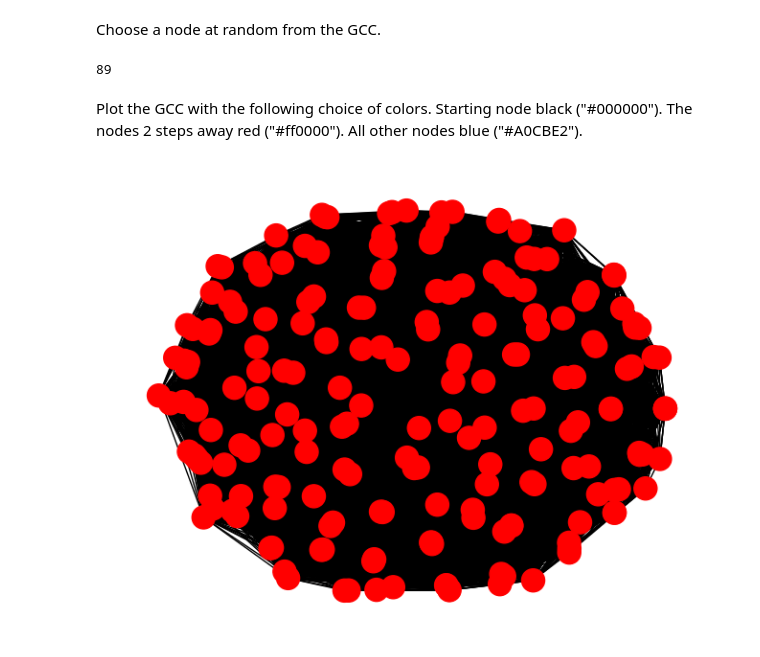
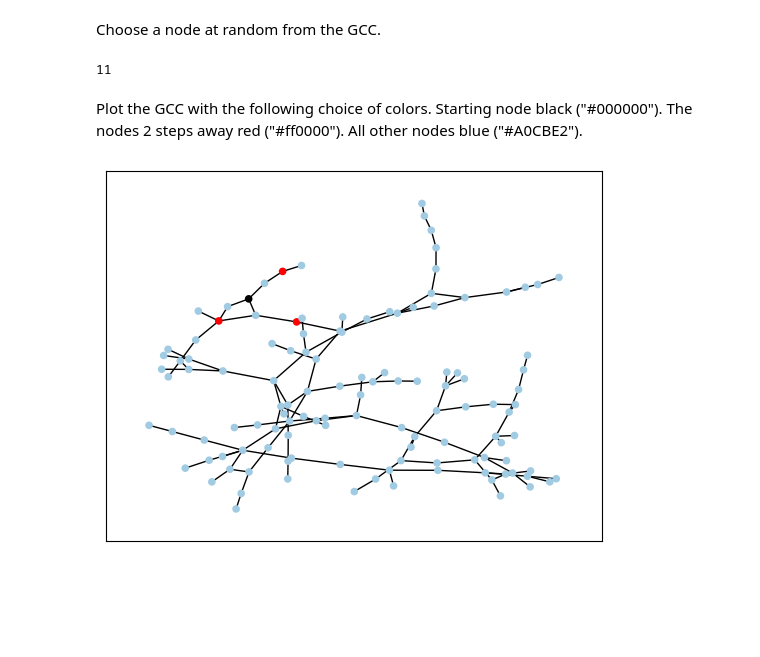
Before and after one commit to jereml99/socialgraphs2023, a Jupyter notebook: lectures/Week2.ipynb, the cells around one changed output. Saved outputs shown, nothing was run; the diff lists cells and outputs as text; code cells hidden in the pictures; blank space fills up the shorter version.

```diff
--- a/lectures/Week2.ipynb
+++ b/lectures/Week2.ipynb
@@ -621,12 +639,14 @@ Plot a random network with 200 nodes and an average degree of 1.5.
 import networkx as nx
 import matplotlib.pyplot as plt
 
-G = nx.fast_gnp_random_graph(200, 1.5)
+k_avg = 1.5
+N = 200
+p = k_avg/ (N-1)
+
+G = nx.fast_gnp_random_graph(N, p)
 
 plt.figure(figsize=(20, 20))
 nx.draw_networkx(G, node_size=5, alpha=0.6)
 plt.axis("off")
 plt.show()
-
-# Doesn't look right, there are too many nodes?
 # %% [output]
@@ -646,32 +671,31 @@ random_node = random.choice(gcc_nodes)
 
 print(random_node)
 # %% [output]
-89
+11
 # %% [markdown]
 Plot the GCC with the following choice of colors. Starting node black ("#000000"). The nodes 2 steps away red ("#ff0000"). All other nodes blue ("#A0CBE2").
 # %%
 # Create a dictionary to specify the color for each node
 node_colors = {}
 
 # Set the starting node to black
 node_colors[random_node] = "#000000"
 
 # Set the nodes 2 steps away to red
-for node in nx.single_source_shortest_path_length(Graph_gcc, random_node, cutoff=2):
-    if node not in node_colors:
+paths = nx.single_source_shortest_path_length(Graph_gcc, random_node, cutoff=2)
+for node, length in paths.items():
+    if node not in node_colors and length == 2:
         node_colors[node] = "#ff0000"
 
 # Set all other nodes to blue
 for node in Graph_gcc.nodes():
     if node not in node_colors:
         node_colors[node] = "#A0CBE2"
 
 # Draw the graph with the specified node colors
-nx.draw(Graph_gcc, node_color=list(node_colors.values()))
+nx.draw_networkx(Graph_gcc, node_color=[node_colors[node] for node in Graph_gcc.nodes()], node_size = 20, with_labels=False)
 
 # Display the plot
 plt.show()
-
-# Note: needs tweaking the original graph parameters to show it better!
 # %% [output]
-[figure, old version]
+[figure, new version]
```
Also changed, not shown: parts of 21 cells of this notebook.
